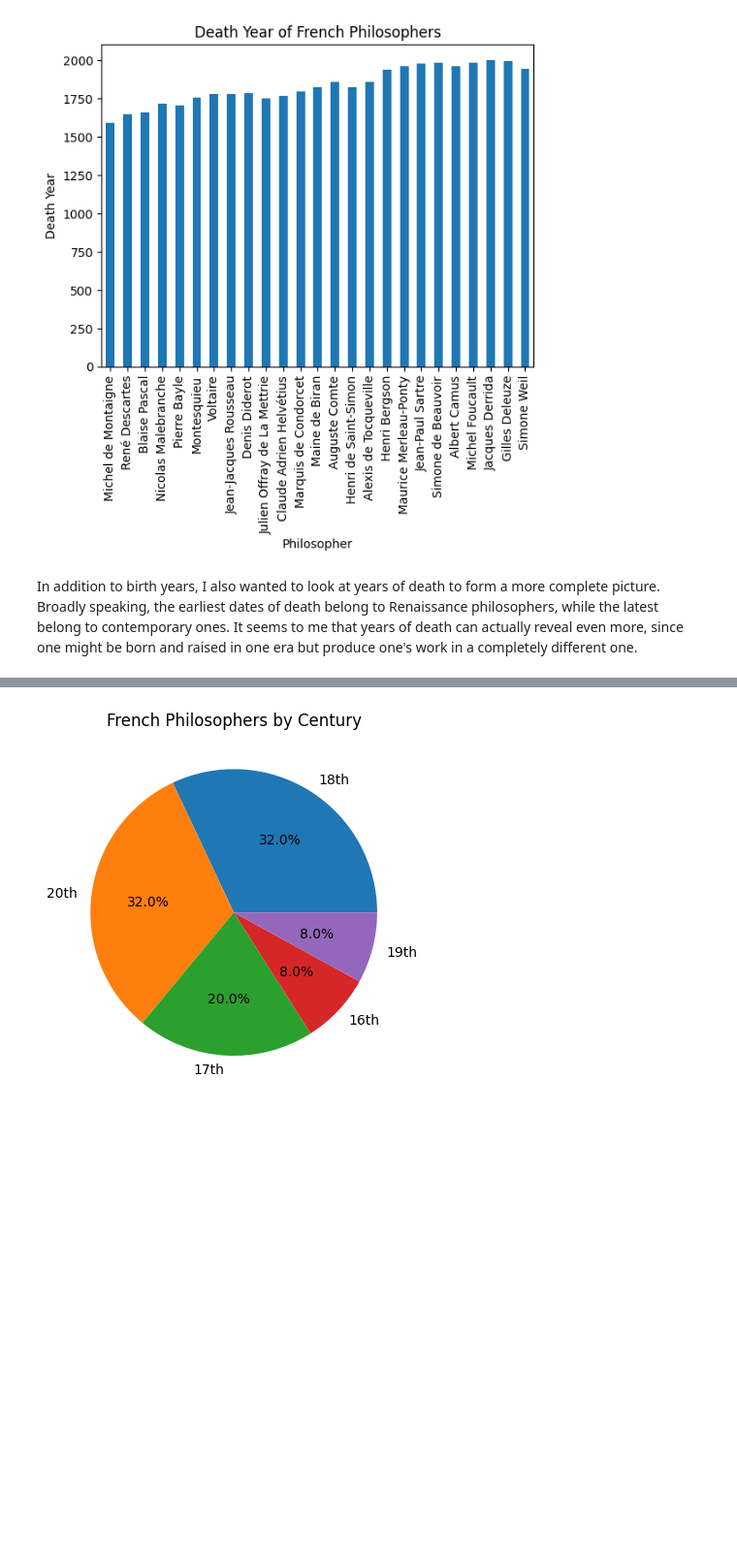
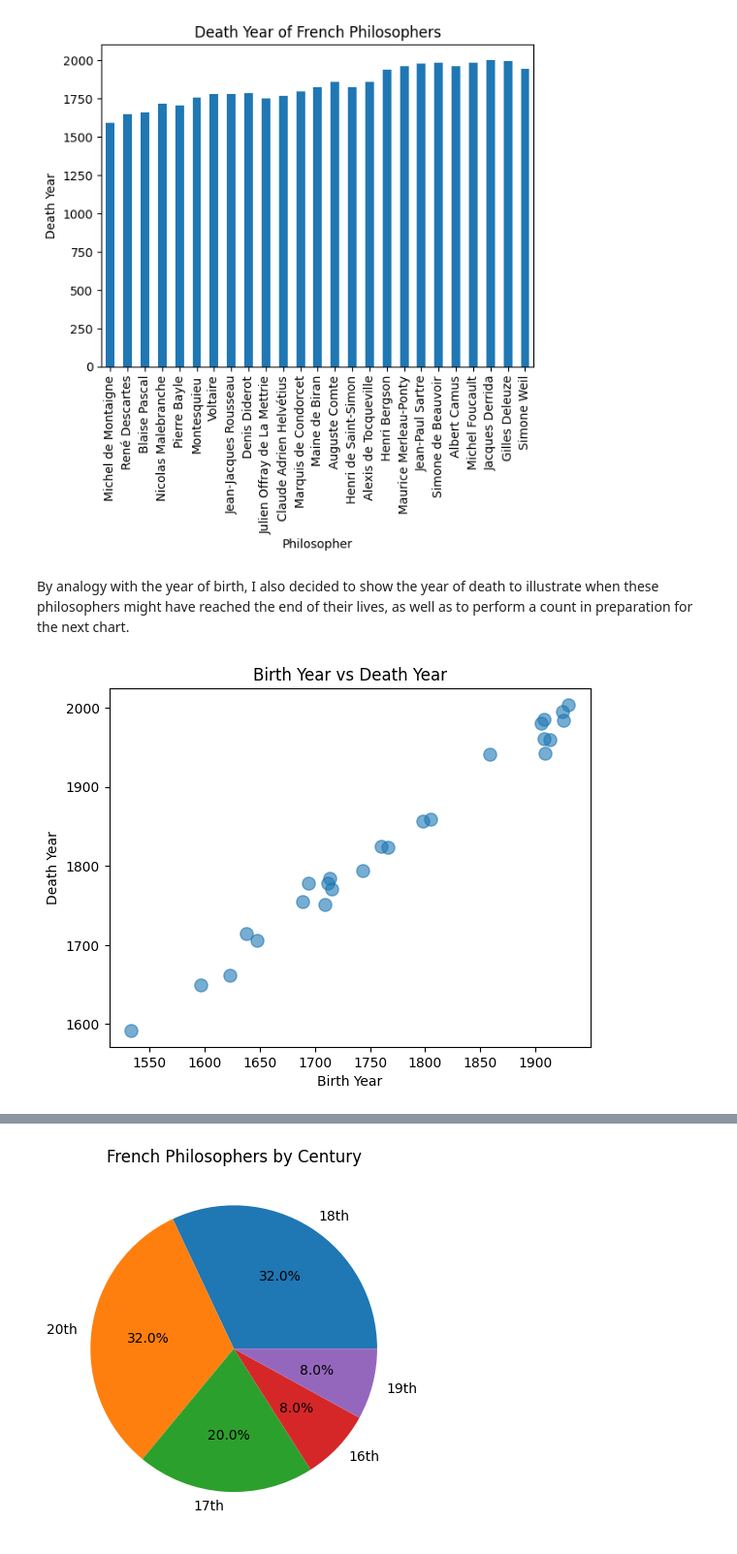
Before and after one commit to PavelKalinin17/dt-2026-data-visualisation, a Jupyter notebook: notebooks/DigitalHumanities/Homework/French_thinkers.ipynb, the cells around one changed output, grey strips where cells are left out. Shown at 97% size. Cells and saved outputs as stored; diff of their text form; code cells hidden in the pictures; blank space fills up the shorter version.

```diff
--- a/notebooks/DigitalHumanities/Homework/French_thinkers.ipynb
+++ b/notebooks/DigitalHumanities/Homework/French_thinkers.ipynb
@@ -34,11 +35,13 @@ plt.ylabel("Death Year")
 plt.show()
 # %% [output]
 [figure]
-# %% [markdown]
-In addition to birth years, I also wanted to look at years of death to form a more complete picture. Broadly speaking, the earliest dates of death belong to Renaissance philosophers, while the latest belong to contemporary ones. It seems to me that years of death can actually reveal even more, since one might be born and raised in one era but produce one's work in a completely different one.
+# %% [markdown]
+By analogy with the year of birth, I also decided to show the year of death to illustrate when these philosophers might have reached the end of their lives, as well as to perform a count in preparation for the next chart.
 # %%
-plt.scatter(df["Birth Year"], df["Death Year"], s=50, alpha=0.6)
+plt.scatter(df["Birth Year"], df["Death Year"], s=90, alpha=0.6)
 plt.xlabel("Birth Year")
 plt.ylabel("Death Year")
 plt.title("Birth Year vs Death Year")
 plt.show()
+# %% [output]
+[figure, added]
```
Also changed, not shown: parts of 14 cells of this notebook.
